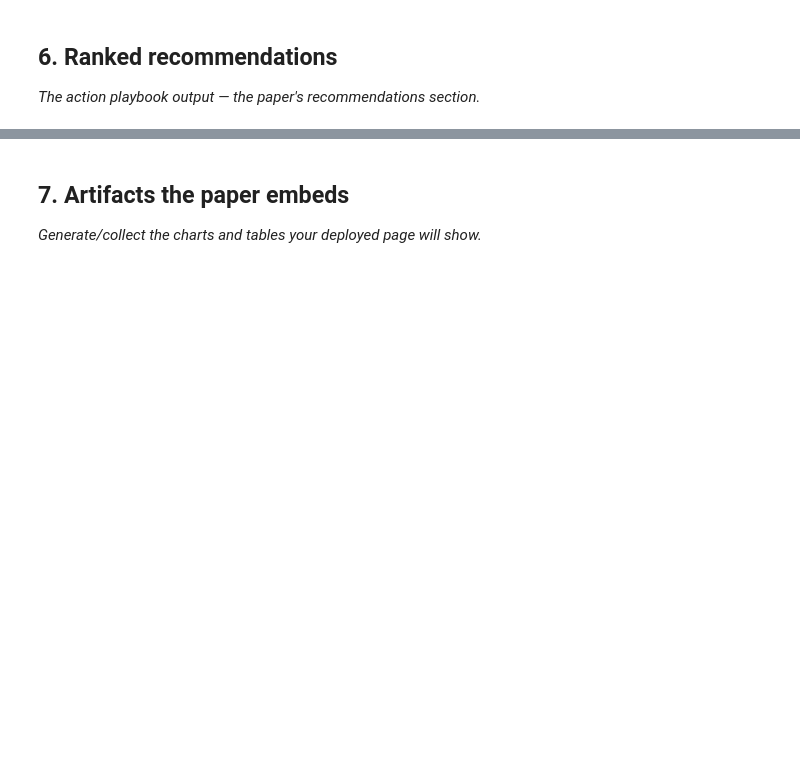
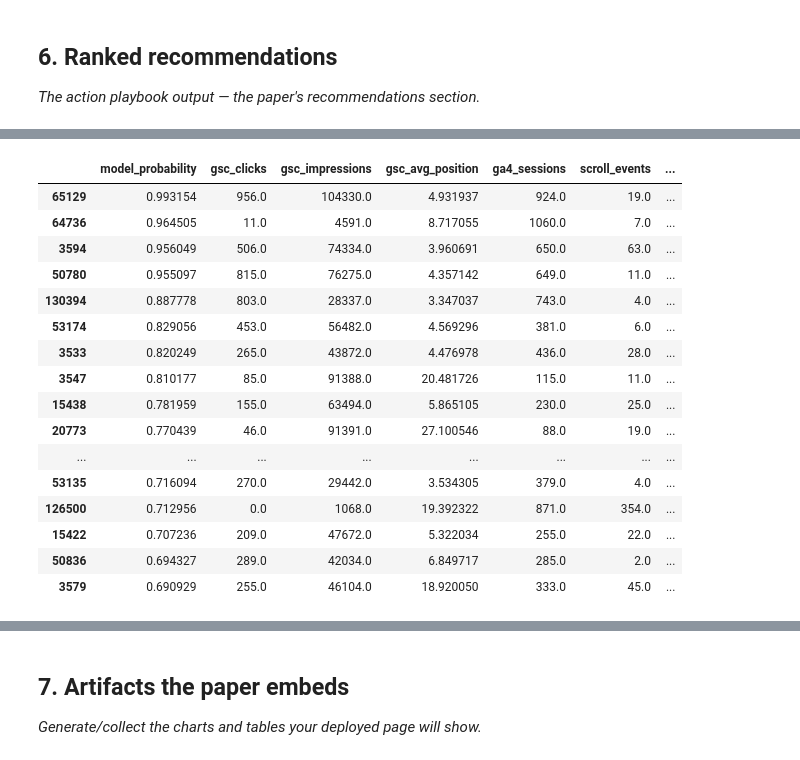
Before and after one commit to mohamedahmed02/Flyrank-internship, a Jupyter notebook: work/notebooks/capstone.ipynb, the cells around one changed output, grey strips where cells are left out. Drawn from its saved outputs; the diff is of its cells as text; code cells hidden in the pictures; blank space fills up the shorter version.

```diff
--- a/work/notebooks/capstone.ipynb
+++ b/work/notebooks/capstone.ipynb
@@ -32,0 +697,45 @@ This skeleton is yours to fill. Work the sections **in order** — each one has
+# %%
+# ============================================================
+# Section 6 — Ranked recommendations
+# ============================================================
+
+recommendations = test_rows.copy()
+
+recommendations["model_probability"] = test_proba
+
+ranked_recommendations = (
+    recommendations
+    .sort_values("model_probability", ascending=False)
+    .head(20)
+    .copy()
+)
+
+ranked_recommendations[
+    [
+        "model_probability",
+        "gsc_clicks",
+        "gsc_impressions",
+        "gsc_avg_position",
+        "ga4_sessions",
+        "scroll_events",
+        "label",
+    ]
+]
+# %% [output]
+|  | model_probability | gsc_clicks | gsc_impressions | gsc_avg_position | ga4_sessions | scroll_events | ... |
+| 65129 | 0.993154 | 956.0 | 104330.0 | 4.931937 | 924.0 | 19.0 | ... |
+| 64736 | 0.964505 | 11.0 | 4591.0 | 8.717055 | 1060.0 | 7.0 | ... |
+| 3594 | 0.956049 | 506.0 | 74334.0 | 3.960691 | 650.0 | 63.0 | ... |
+| 50780 | 0.955097 | 815.0 | 76275.0 | 4.357142 | 649.0 | 11.0 | ... |
+| 130394 | 0.887778 | 803.0 | 28337.0 | 3.347037 | 743.0 | 4.0 | ... |
+| 53174 | 0.829056 | 453.0 | 56482.0 | 4.569296 | 381.0 | 6.0 | ... |
+| 3533 | 0.820249 | 265.0 | 43872.0 | 4.476978 | 436.0 | 28.0 | ... |
+| 3547 | 0.810177 | 85.0 | 91388.0 | 20.481726 | 115.0 | 11.0 | ... |
+| 15438 | 0.781959 | 155.0 | 63494.0 | 5.865105 | 230.0 | 25.0 | ... |
+| 20773 | 0.770439 | 46.0 | 91391.0 | 27.100546 | 88.0 | 19.0 | ... |
+| ... | ... | ... | ... | ... | ... | ... | ... |
+| 53135 | 0.716094 | 270.0 | 29442.0 | 3.534305 | 379.0 | 4.0 | ... |
+| 126500 | 0.712956 | 0.0 | 1068.0 | 19.392322 | 871.0 | 354.0 | ... |
+| 15422 | 0.707236 | 209.0 | 47672.0 | 5.322034 | 255.0 | 22.0 | ... |
+| 50836 | 0.694327 | 289.0 | 42034.0 | 6.849717 | 285.0 | 2.0 | ... |
+| 3579 | 0.690929 | 255.0 | 46104.0 | 18.920050 | 333.0 | 45.0 | ... |
```
Also changed, not shown: parts of 23 cells of this notebook.
